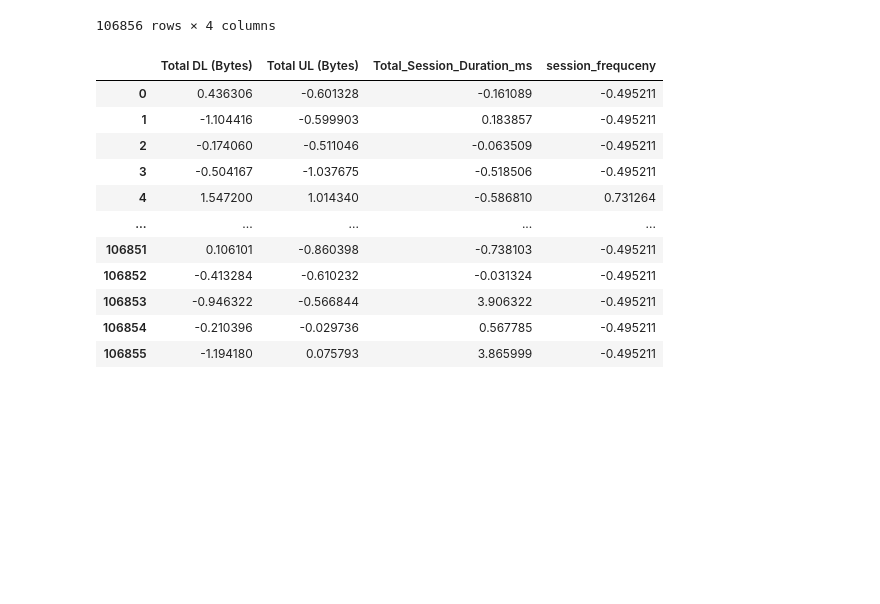
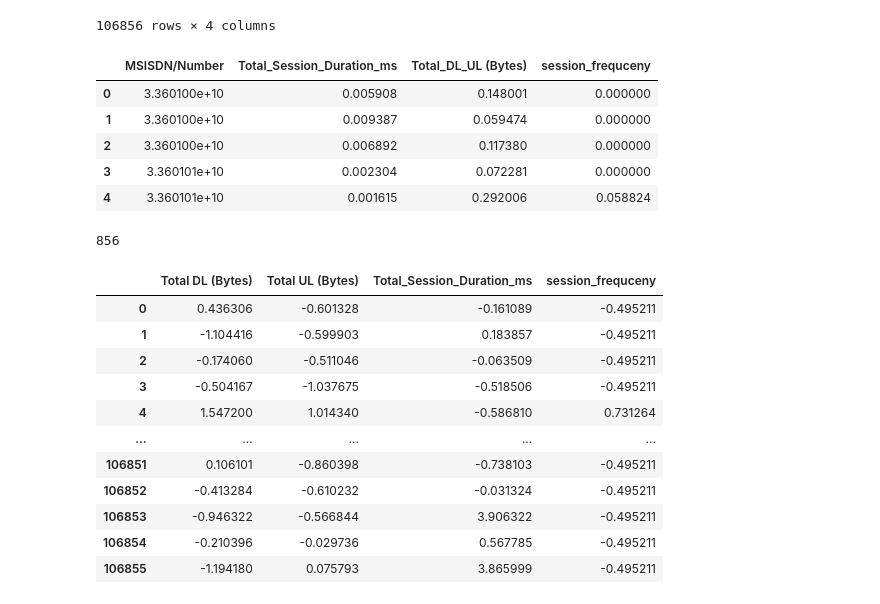
Before and after one commit to Azizadx/user_analytics_in_the_telecommunication, a Jupyter notebook: notebooks/user_engagement_analysis/user_engagement_analysis.ipynb, the cells around one changed output. Drawn from its saved outputs; the diff is of its cells as text; code cells hidden in the pictures; blank space fills up the shorter version.

Commit message:
feat:store the engagement to table

```diff
--- a/notebooks/user_engagement_analysis/user_engagement_analysis.ipynb
+++ b/notebooks/user_engagement_analysis/user_engagement_analysis.ipynb
@@ -378,6 +378,27 @@ normal_df
 | 106854 | 0.065146 | 0.074013 | 0.013258 | 0.000000 |
 | 106855 | 0.008575 | 0.079246 | 0.046515 | 0.000000 |
 106856 rows × 4 columns
+# %%
+## create new data frame that is going to aggreate the normalize the data and add MSISDN/Number so that it can be save db
+save_normal_df = pd.DataFrame(columns=['MSISDN/Number','Total_Session_Duration_ms','Total_DL_UL (Bytes)','session_frequceny'])
+save_normal_df['MSISDN/Number'] = df_new['MSISDN/Number']
+save_normal_df['Total_Session_Duration_ms'] = normal_df['Total_Session_Duration_ms']
+save_normal_df['Total_DL_UL (Bytes)'] = normal_df['Total DL (Bytes)'] + normal_df['Total UL (Bytes)']
+save_normal_df['session_frequceny'] = normal_df['session_frequceny']
+# %%
+save_normal_df.head()
+# %% [output]
+|  | MSISDN/Number | Total_Session_Duration_ms | Total_DL_UL (Bytes) | session_frequceny |
+| 0 | 3.360100e+10 | 0.005908 | 0.148001 | 0.000000 |
+| 1 | 3.360100e+10 | 0.009387 | 0.059474 | 0.000000 |
+| 2 | 3.360100e+10 | 0.006892 | 0.117380 | 0.000000 |
+| 3 | 3.360101e+10 | 0.002304 | 0.072281 | 0.000000 |
+| 4 | 3.360101e+10 | 0.001615 | 0.292006 | 0.058824 |
+# %%
+# save aggrated data to postgers table
+save_normal_df.to_sql("engagement_data", con=engine, if_exists="replace", index=False)
+# %% [output]
+856
 # %%
 # Convert the NumPy array to a DataFrame
 standard_df = pd.DataFrame(standard_df, columns=['Total DL (Bytes)', 'Total UL (Bytes)', 'Total_Session_Duration_ms', 'session_frequceny'])
```
Also changed, not shown: parts of 2 cells of this notebook.
